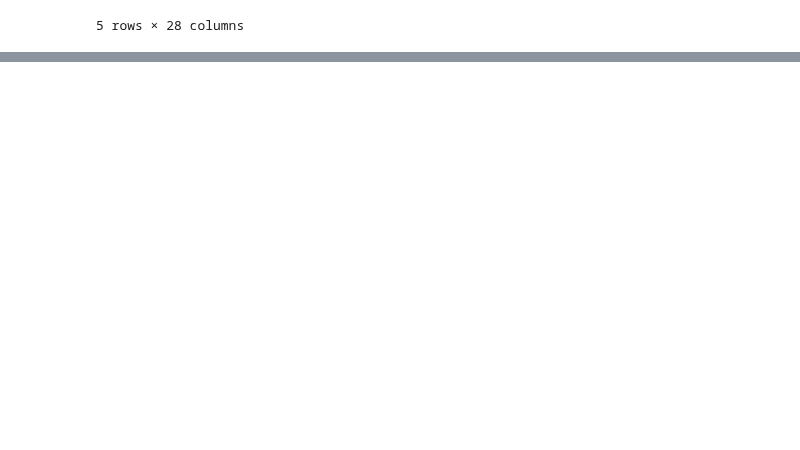
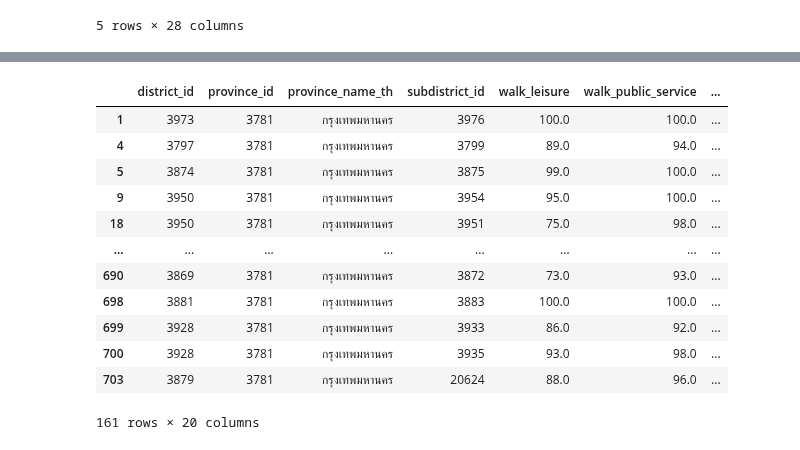
Before and after one commit to bunnybbear/BasicProg_DataViz65, a Jupyter notebook: Project.ipynb, the cells around one changed output, grey strips where cells are left out. Cells and saved outputs as stored; diff of their text form; code cells hidden in the pictures; blank space fills up the shorter version.

```diff
--- a/Project.ipynb
+++ b/Project.ipynb
@@ -187,0 +264,6 @@ open_living.head()
+# %%
+living = open_living[['district_id','province_id','province_name_th','subdistrict_id', 'walk_leisure', 'walk_public_service',
+       'walk_school', 'walk_shopping', 'walk_work', 'walk_total',
+       'access_boat', 'access_bus', 'access_train', 'access_total',
+       'drive_leisure', 'drive_public_service', 'drive_school',
+       'drive_shopping', 'drive_work', 'drive_total']]
@@ -187,0 +291,19 @@ open_living.head()
+# %%
+#เลือกเฉพาะกรุงเทพ
+living_BKK = living[living['province_name_th']=='กรุงเทพมหานคร']
+# %%
+living_BKK
+# %% [output]
+|  | district_id | province_id | province_name_th | subdistrict_id | walk_leisure | walk_public_service | ... |
+| 1 | 3973 | 3781 | กรุงเทพมหานคร | 3976 | 100.0 | 100.0 | ... |
+| 4 | 3797 | 3781 | กรุงเทพมหานคร | 3799 | 89.0 | 94.0 | ... |
+| 5 | 3874 | 3781 | กรุงเทพมหานคร | 3875 | 99.0 | 100.0 | ... |
+| 9 | 3950 | 3781 | กรุงเทพมหานคร | 3954 | 95.0 | 100.0 | ... |
+| 18 | 3950 | 3781 | กรุงเทพมหานคร | 3951 | 75.0 | 98.0 | ... |
+| ... | ... | ... | ... | ... | ... | ... | ... |
+| 690 | 3869 | 3781 | กรุงเทพมหานคร | 3872 | 73.0 | 93.0 | ... |
+| 698 | 3881 | 3781 | กรุงเทพมหานคร | 3883 | 100.0 | 100.0 | ... |
+| 699 | 3928 | 3781 | กรุงเทพมหานคร | 3933 | 86.0 | 92.0 | ... |
+| 700 | 3928 | 3781 | กรุงเทพมหานคร | 3935 | 93.0 | 98.0 | ... |
+| 703 | 3879 | 3781 | กรุงเทพมหานคร | 20624 | 88.0 | 96.0 | ... |
+161 rows × 20 columns
```
Also changed, not shown: parts of 27 cells of this notebook.
